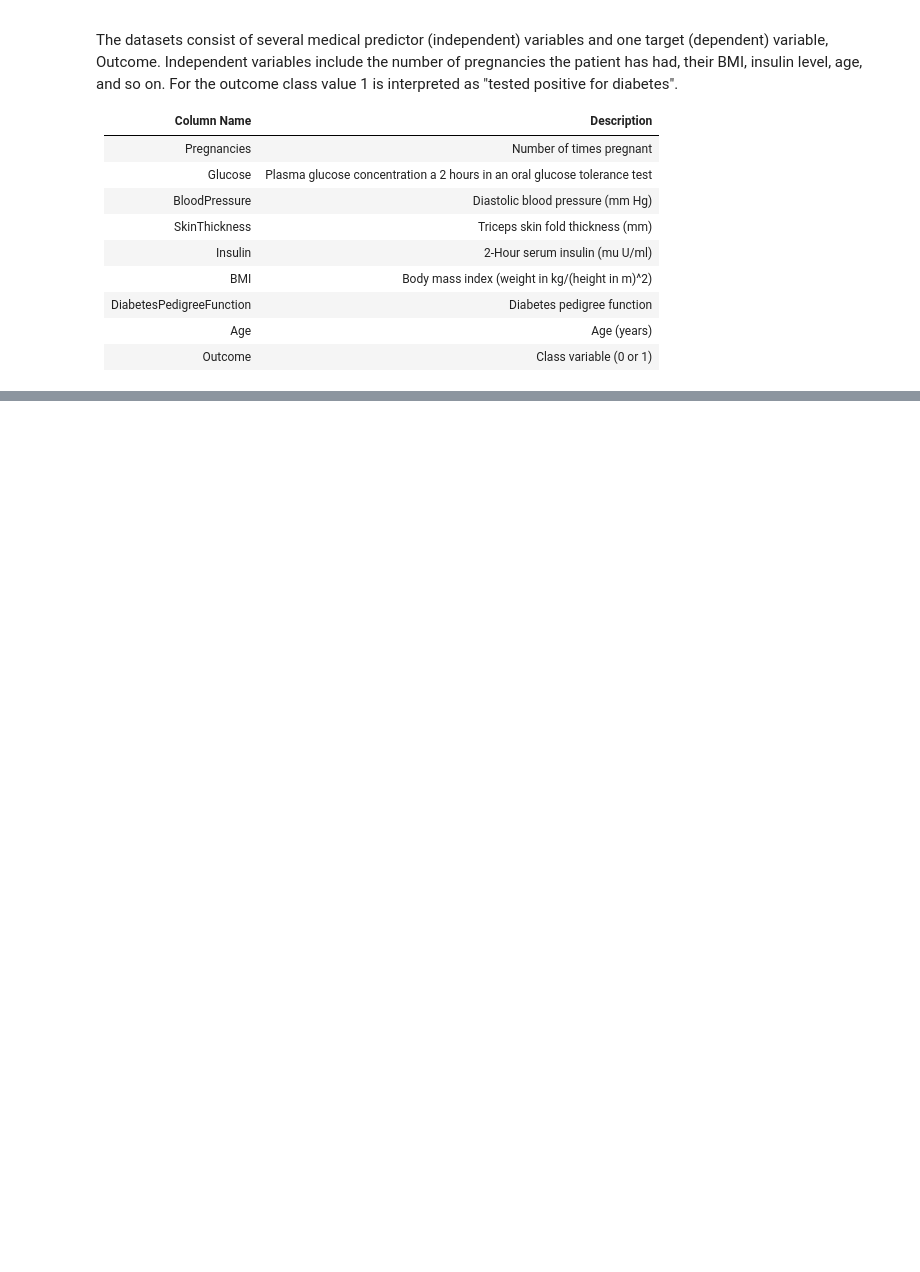
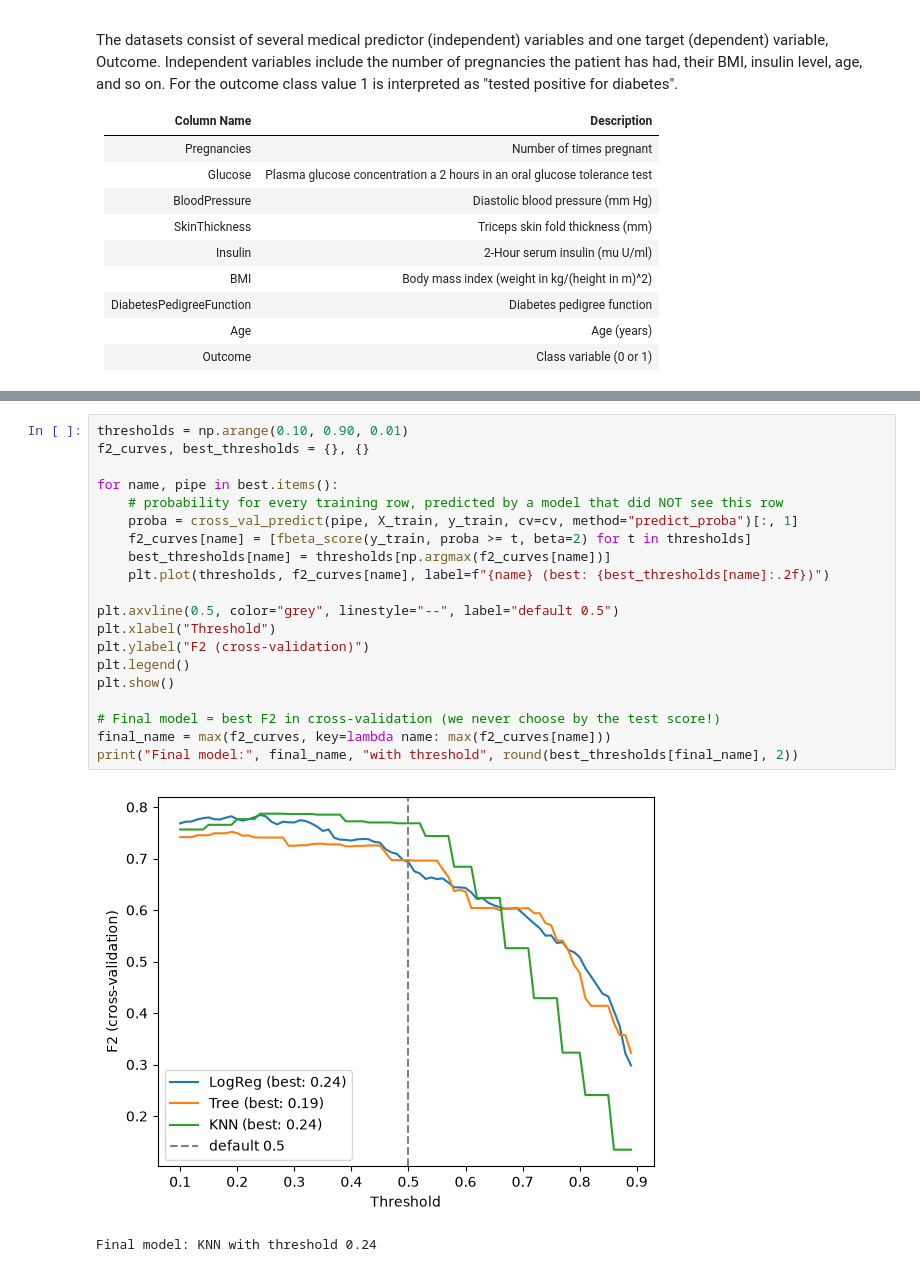
Before and after one commit to TokioKral/my_ds-diabetes-challenge, a Jupyter notebook: 1_diabetes_challenge.ipynb, the cells around one changed output, grey strips where cells are left out. Drawn from its saved outputs; the diff is of its cells as text; blank space fills up the shorter version.

```diff
--- a/1_diabetes_challenge.ipynb
+++ b/1_diabetes_challenge.ipynb
@@ -389,0 +246,23 @@ LogisticRegression(max_iter=1000)
+# %%
+thresholds = np.arange(0.10, 0.90, 0.01)
+f2_curves, best_thresholds = {}, {}
+
+for name, pipe in best.items():
+    # probability for every training row, predicted by a model that did NOT see this row
+    proba = cross_val_predict(pipe, X_train, y_train, cv=cv, method="predict_proba")[:, 1]
+    f2_curves[name] = [fbeta_score(y_train, proba >= t, beta=2) for t in thresholds]
+    best_thresholds[name] = thresholds[np.argmax(f2_curves[name])]
+    plt.plot(thresholds, f2_curves[name], label=f"{name} (best: {best_thresholds[name]:.2f})")
+
+plt.axvline(0.5, color="grey", linestyle="--", label="default 0.5")
+plt.xlabel("Threshold")
+plt.ylabel("F2 (cross-validation)")
+plt.legend()
+plt.show()
+
+# Final model = best F2 in cross-validation (we never choose by the test score!)
+final_name = max(f2_curves, key=lambda name: max(f2_curves[name]))
+print("Final model:", final_name, "with threshold", round(best_thresholds[final_name], 2))
+# %% [output]
+[figure, added]
+Final model: KNN with threshold 0.24
```
Also changed, not shown: parts of 55 cells of this notebook, 2 other files.
